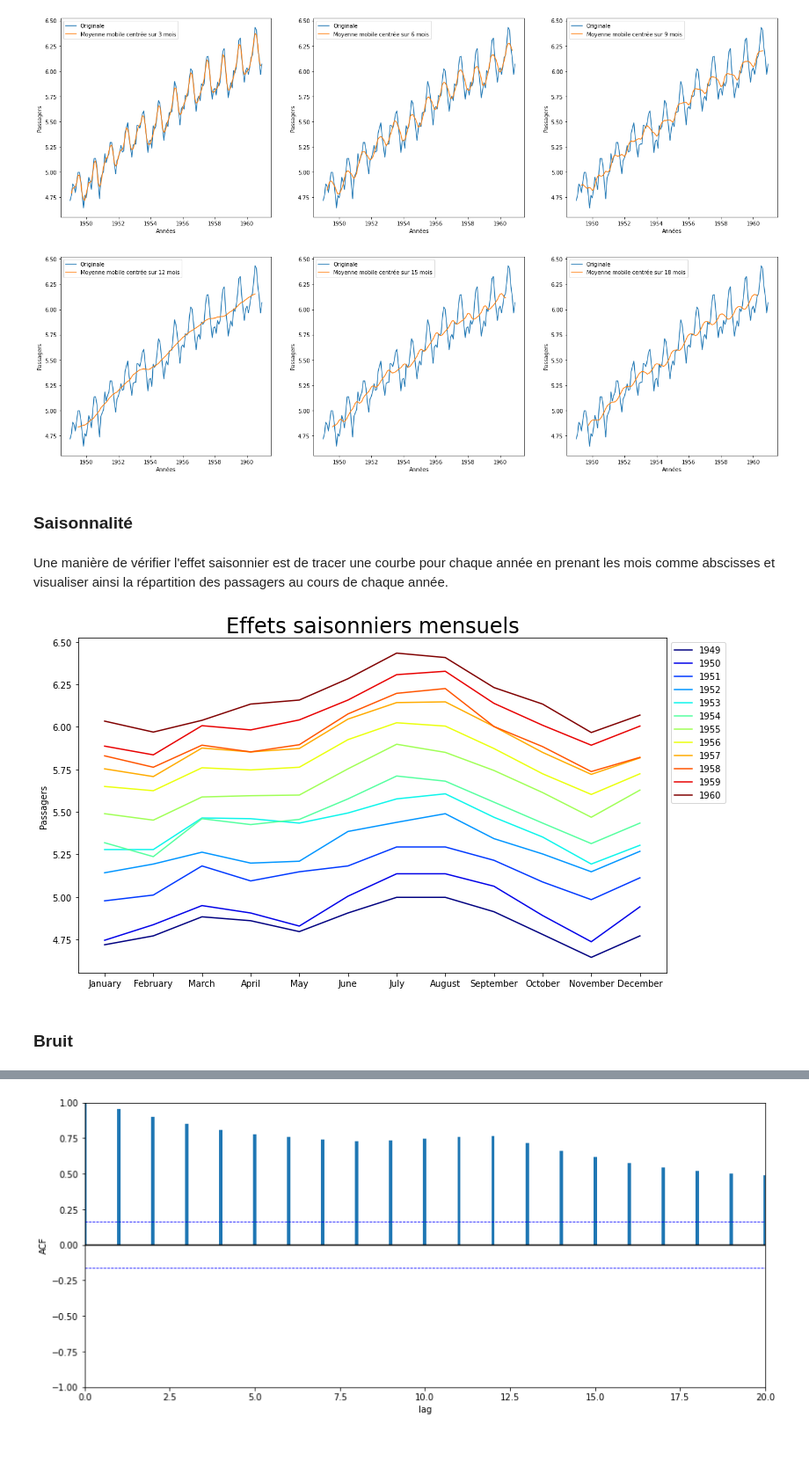
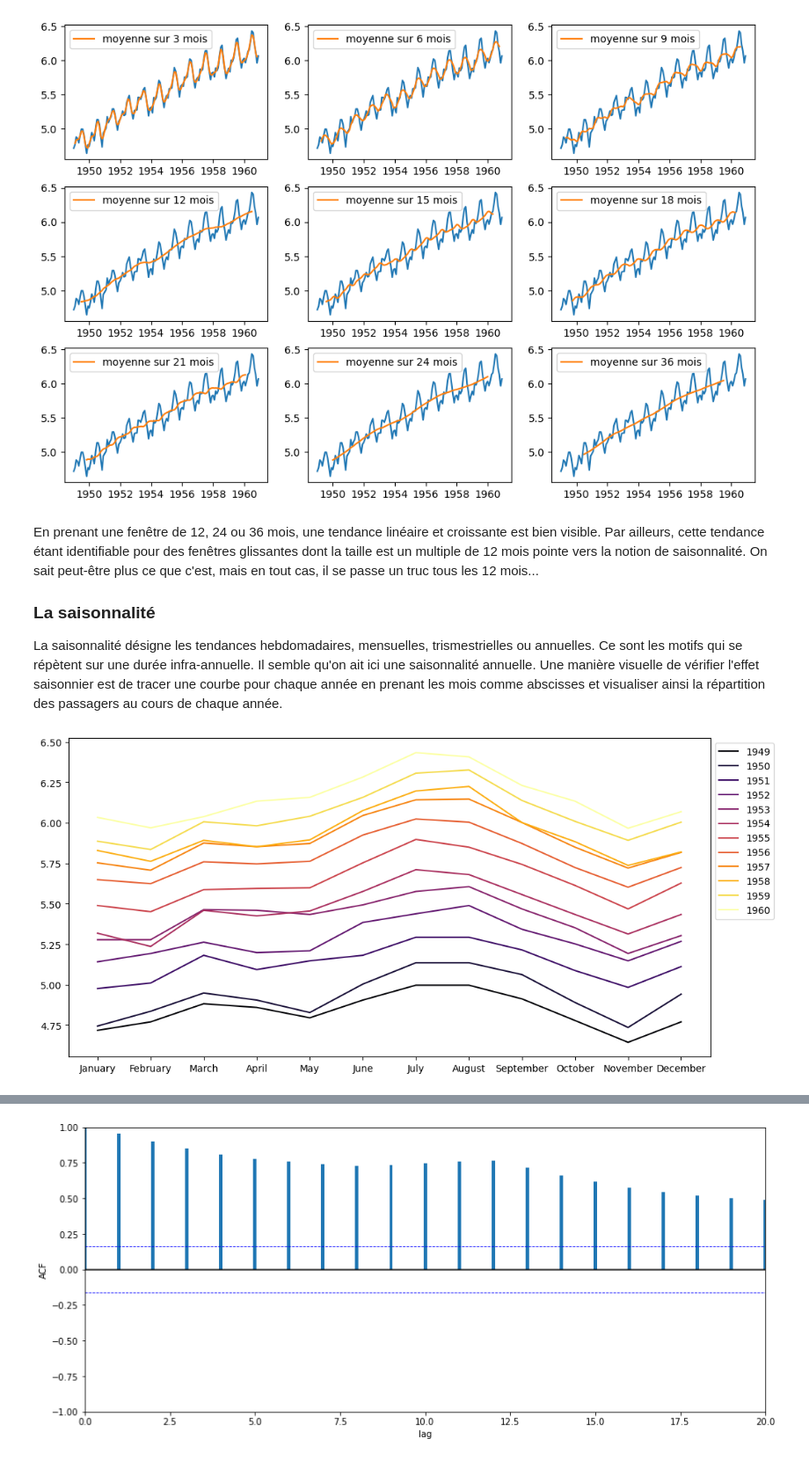
Before and after one commit to Statoscop/notebooks-blog, a Jupyter notebook: Series temporelles/SeriesTemp_Python_4.ipynb, the cells around one changed output, grey strips where cells are left out. Shown at 88% size. Saved outputs shown, nothing was run; the diff lists cells and outputs as text; code cells hidden in the pictures.

```diff
--- a/Series temporelles/SeriesTemp_Python_4.ipynb
+++ b/Series temporelles/SeriesTemp_Python_4.ipynb
@@ -57,0 +32,16 @@ On l'a vu un dans le notebook d'intro, une façon d'identifier la tendance consi
+# %%
+x = pd.read_csv('data/AirPassengers.csv', index_col=0, parse_dates=True)
+y = np.log(x)
+
+# création d'un graphique avec la série originale
+fig, ax = plt.subplots()
+ln1 = ax.plot(x, c='r', label="nb passagers")
+
+# création d'un graphique avec la série log en conservent le même axe des abscisses
+ax2 = ax.twinx()
+ln2 = ax2.plot(y, c='b', label="log(nb passagers)")
+
+# ajout de la légende
+lns = ln1 + ln2
+labels=[l.get_label() for l in lns]
+ax.legend(lns, labels);
@@ -58,32 +56,29 @@ On l'a vu un dans le notebook d'intro, une façon d'identifier la tendance consi
 # %%
-fig = plt.figure(figsize=(24,15));
+win = [3, 6, 9, 12, 15, 18, 21, 24, 36]
+fig = plt.figure(figsize=(12,8))
 
-fenetres = [3,6,9,12,15,18]
-for i in range(6):
-    ax = fig.add_subplot(2,3,i+1)
-    ax.plot(y.index, y, label='Originale');
-    ax.plot(y.index, y.rolling(fenetres[i], center=True).mean(), label=f'Moyenne mobile centrée sur {fenetres[i]} mois');
-    ax.set_xlabel("Années");
-    ax.set_ylabel("Passagers");
-    ax.legend(loc='best');
+for i in range(len(win)):
+    ax = fig.add_subplot(3, 3, i+1)
+    ax.plot(y)
+    ax.plot(y.rolling(win[i], center=True).mean(), label=f"moyenne sur {win[i]} mois")
+    ax.legend()
 # %% [output]
-[figure, old version]
+[figure, new version]
-# %% [markdown]
-### Saisonnalité
-# %% [markdown]
-Une manière de vérifier l'effet saisonnier est de tracer une courbe pour chaque année en prenant les mois comme abscisses et visualiser ainsi la répartition des passagers au cours de chaque année.
+# %% [markdown]
+En prenant une fenêtre de 12, 24 ou 36 mois, une tendance linéaire et croissante est bien visible. Par ailleurs, cette tendance étant identifiable pour des fenêtres glissantes dont la taille est un multiple de 12 mois pointe vers la notion de saisonnalité. On sait peut-être plus ce que c'est, mais en tout cas, il se passe un truc tous les 12 mois...
+
+### La saisonnalité
+
+La saisonnalité désigne les tendances hebdomadaires, mensuelles, trismestrielles ou annuelles. Ce sont les motifs qui se répètent sur une durée infra-annuelle. Il semble qu'on ait ici une saisonnalité annuelle. Une manière visuelle de vérifier l'effet saisonnier est de tracer une courbe pour chaque année en prenant les mois comme abscisses et visualiser ainsi la répartition des passagers au cours de chaque année.
 # %%
-plt.figure(figsize=(12,7))
+plt.figure(figsize=(12, 6))
 
 yrs = [str(yr) for yr in y.index.year.unique()]
-colors = plt.cm.jet(np.linspace(0,1,len(yrs)))
+mths = y.index.month_name().unique()
+colors = plt.cm.inferno(np.linspace(0,1,len(yrs)))
 
 for i in range(len(yrs)):
-    plt.plot(y.index.month_name().unique(), y[yrs[i]], label=yrs[i], color=colors[i])
-    plt.legend(loc='best', bbox_to_anchor=(1,1))
-    plt.title('Effets saisonniers mensuels', fontsize=24)
-    plt.ylabel('Passagers')
+    plt.plot(mths, y.loc[yrs[i]], label=yrs[i], color=colors[i])
+    plt.legend(bbox_to_anchor=(1,1))
 # %% [output]
-[figure, old version]
+[figure, new version]
-# %% [markdown]
-### Bruit
```
Also changed, not shown: parts of 50 cells of this notebook.
